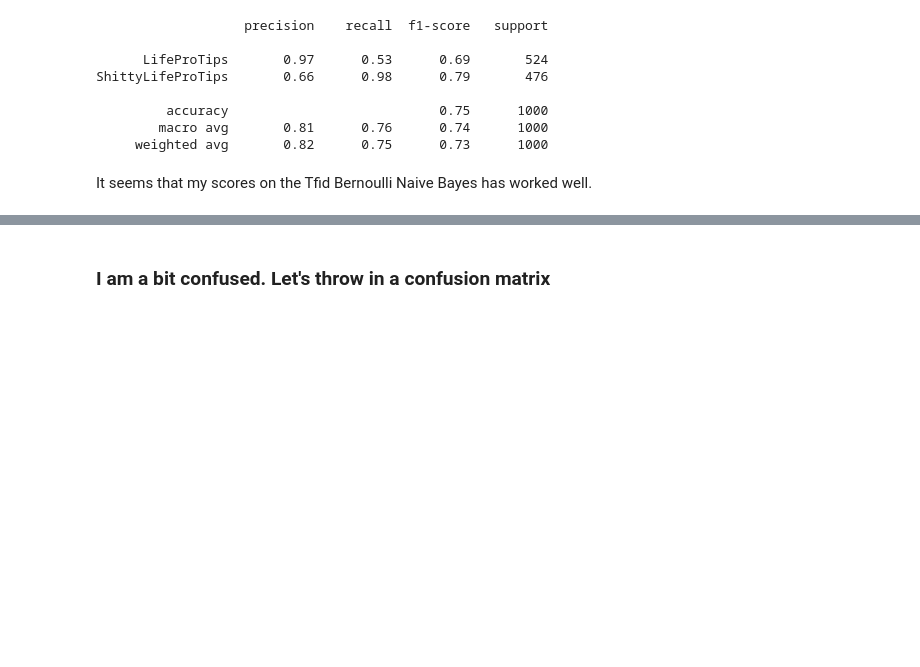
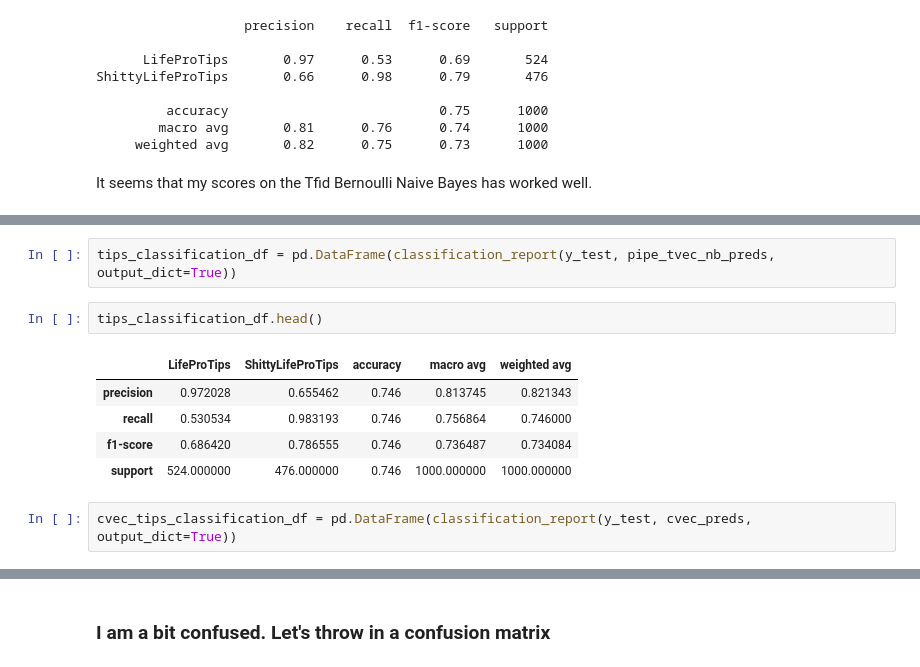
Before and after one commit to Umairican/NLP-Binary-Classification-reddit-Project, a Jupyter notebook: 02_modeling_tips.ipynb, the cells around one changed output, grey strips where cells are left out. Cells and saved outputs as stored; diff of their text form; blank space fills up the shorter version.

```diff
--- a/02_modeling_tips.ipynb
+++ b/02_modeling_tips.ipynb
@@ -282,0 +316,12 @@ It seems that my scores on the Tfid Bernoulli Naive Bayes has worked well.
+# %%
+tips_classification_df = pd.DataFrame(classification_report(y_test, pipe_tvec_nb_preds, output_dict=True))
+# %%
+tips_classification_df.head()
+# %% [output]
+|  | LifeProTips | ShittyLifeProTips | accuracy | macro avg | weighted avg |
+| precision | 0.972028 | 0.655462 | 0.746 | 0.813745 | 0.821343 |
+| recall | 0.530534 | 0.983193 | 0.746 | 0.756864 | 0.746000 |
+| f1-score | 0.686420 | 0.786555 | 0.746 | 0.736487 | 0.734084 |
+| support | 524.000000 | 476.000000 | 0.746 | 1000.000000 | 1000.000000 |
+# %%
+cvec_tips_classification_df = pd.DataFrame(classification_report(y_test, cvec_preds, output_dict=True))
```
Also changed, not shown: parts of 9 cells of this notebook, 6 other files.
